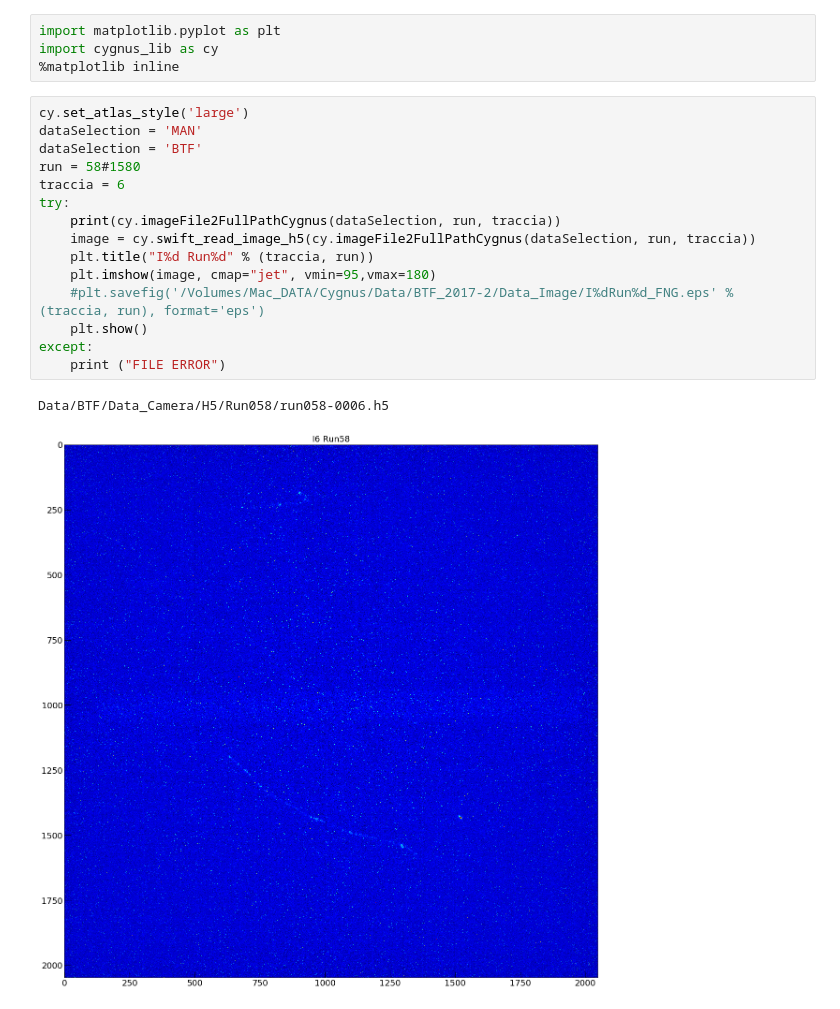
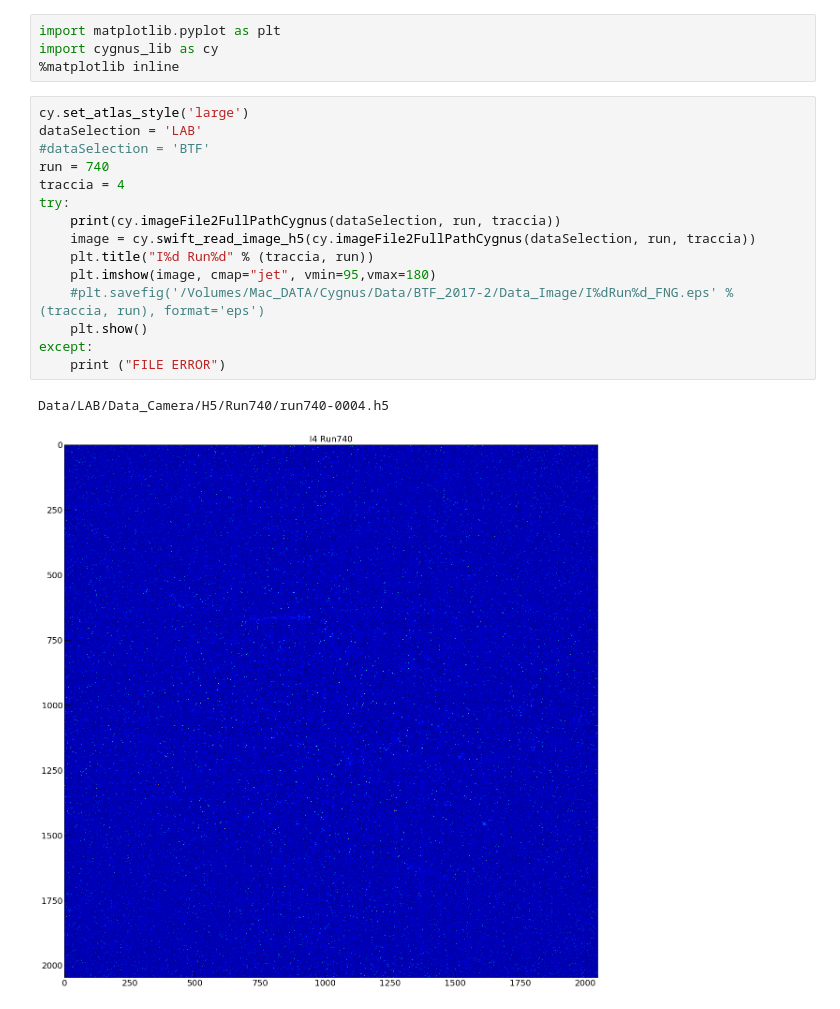
Before and after one commit to gmazzitelli/cygno, a Jupyter notebook: show-image.ipynb, the cells around one changed output. Saved outputs shown, nothing was run; the diff lists cells and outputs as text.

```diff
--- a/show-image.ipynb
+++ b/show-image.ipynb
@@ -4,19 +4,19 @@ import cygnus_lib as cy
 %matplotlib inline
 # %%
 cy.set_atlas_style('large')
-dataSelection = 'MAN'
-dataSelection = 'BTF'
-run = 58#1580
-traccia = 6
+dataSelection = 'LAB'
+#dataSelection = 'BTF'
+run = 740
+traccia = 4
 try:
     print(cy.imageFile2FullPathCygnus(dataSelection, run, traccia))
     image = cy.swift_read_image_h5(cy.imageFile2FullPathCygnus(dataSelection, run, traccia))
     plt.title("I%d Run%d" % (traccia, run))
     plt.imshow(image, cmap="jet", vmin=95,vmax=180)
     #plt.savefig('/Volumes/Mac_DATA/Cygnus/Data/BTF_2017-2/Data_Image/I%dRun%d_FNG.eps' % (traccia, run), format='eps')
     plt.show()
 except:
     print ("FILE ERROR")
 # %% [output]
-Data/BTF/Data_Camera/H5/Run058/run058-0006.h5
+Data/LAB/Data_Camera/H5/Run740/run740-0004.h5
-[figure, old version]
+[figure, new version]
```
Also changed, not shown: 25 other files.
